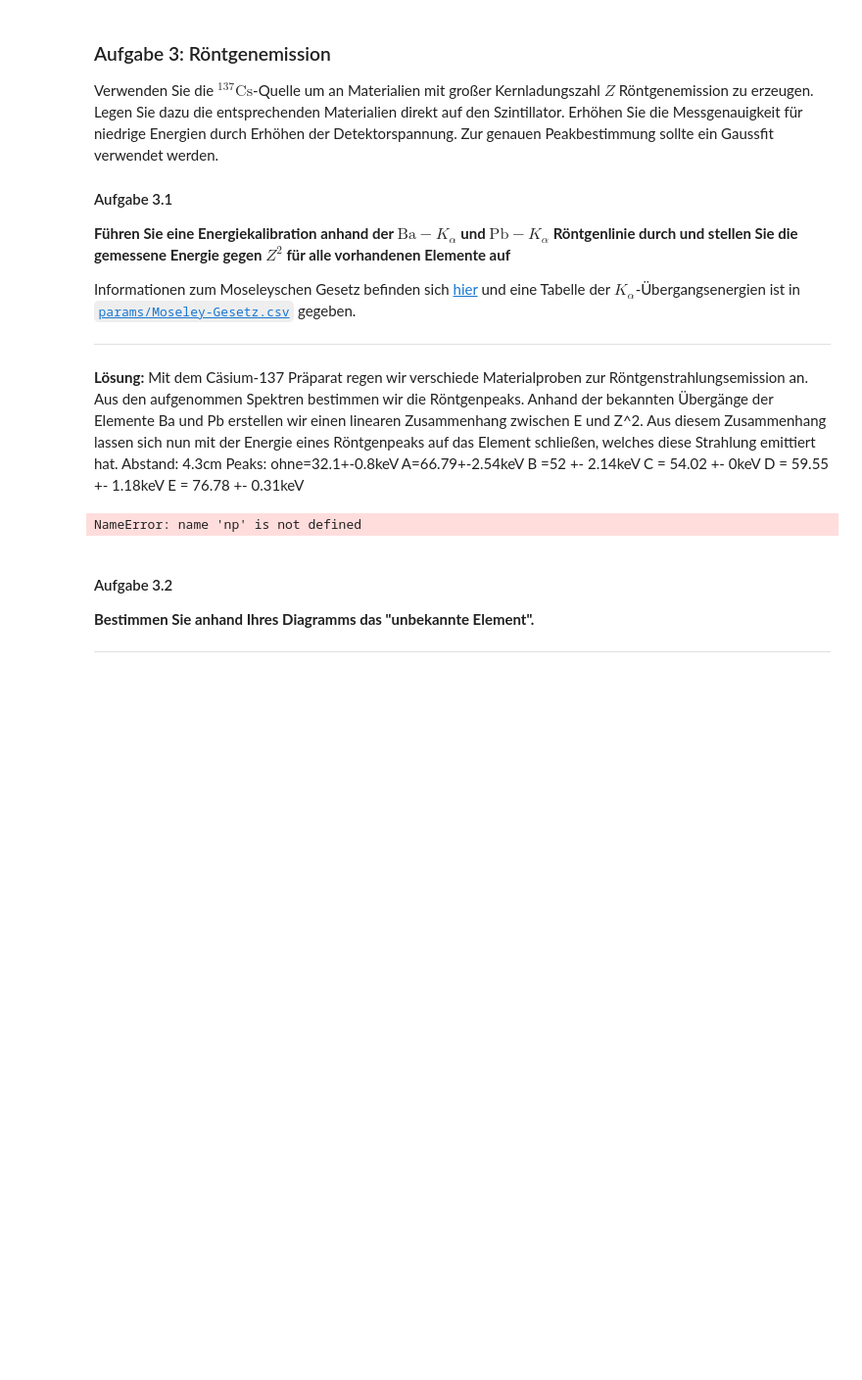
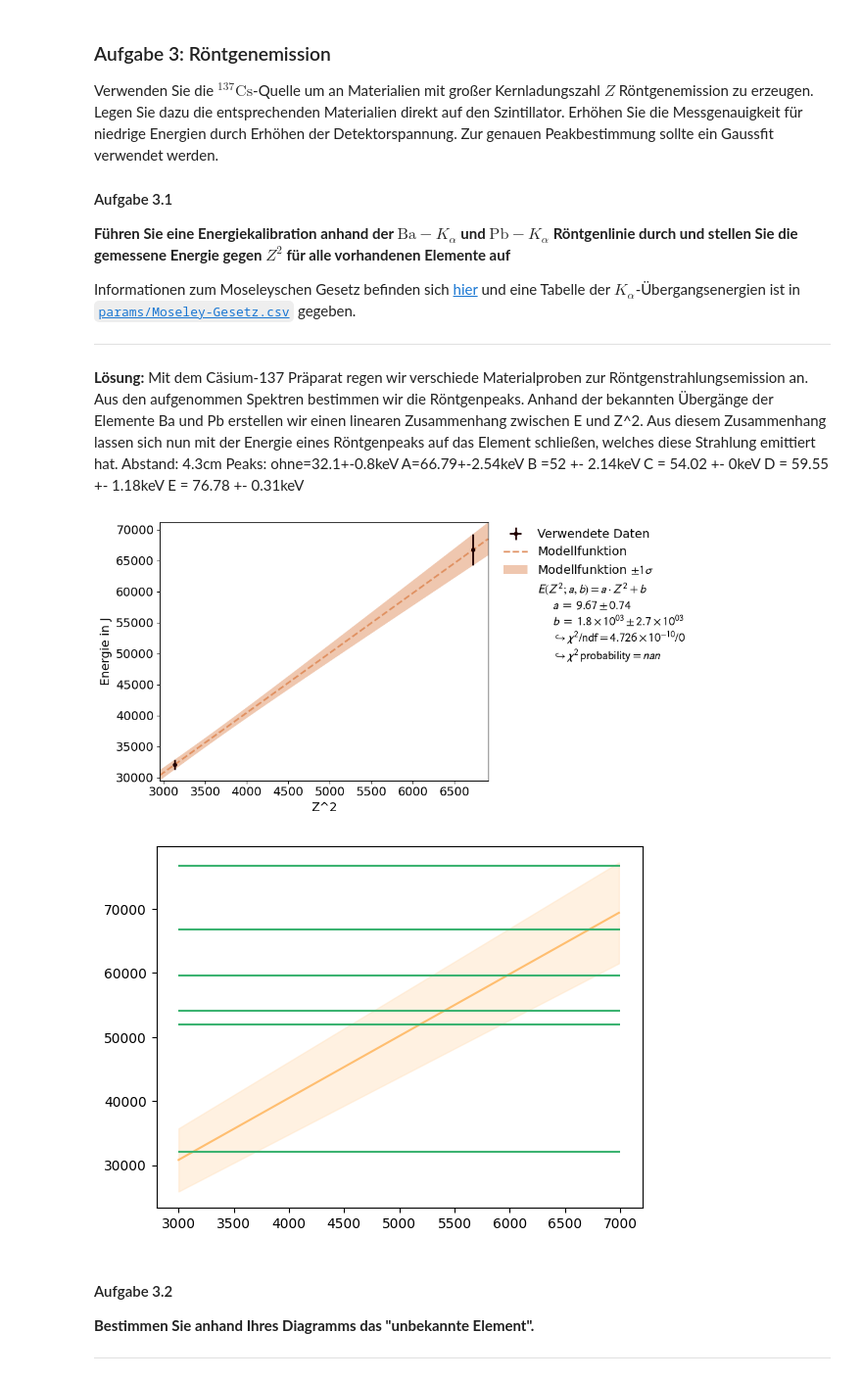
Before and after one commit to thexwon/Praktikum2KlassPhysKIT, a Jupyter notebook: Gamma_Spektroskopie/Gamma_Spektroskopie.ipynb, the cells around one changed output. Shown at 98% size. Drawn from its saved outputs; the diff is of its cells as text; code cells hidden in the pictures; blank space fills up the shorter version.

```diff
--- a/Gamma_Spektroskopie/Gamma_Spektroskopie.ipynb
+++ b/Gamma_Spektroskopie/Gamma_Spektroskopie.ipynb
@@ -328,29 +328,39 @@ D = 59.55 +- 1.18keV
 E = 76.78 +- 0.31keV
 # %%
 E = [32100, 66790,52000,54020,59550,76780]
-E_uf = ufloat(E,[0.])
+E_uf = unumpy.uarray(E,(800,2540,2140,0,1180,310))
 Z = np.array([56, 82])
-
-xy_data = XYContainer(Z**2,E)
+xy_data = XYContainer(Z[:2]**2,E[:2])
 def linear(x,a=1.5,b=10):
     return a*x + b
 line_fit=Fit(data=xy_data,model_function=linear)
+line_fit.add_error(axis='y', err_val=unumpy.std_devs(E_uf)[:2],relative=False)
+
 line_fit.do_fit()
 line_fit.assign_parameter_latex_names(x='Z^2', a='a' , b='b')
 line_fit.assign_model_function_latex_name('E')
 line_fit.assign_model_function_latex_expression('{a} \\cdot {x} + {b}')
 
 
 line_fit.data_container.label = "Verwendete Daten"
 line_fit.model_label = "Modellfunktion"
 
 line_fit.data_container.axis_labels = ["Z^2", "Energie in J"]
 plot = Plot(fit_objects= line_fit)
 plot.plot()
+plt.show()
+
+z = np.linspace(54.78,83.6,3000)
+plt.plot(z**2,9.67*z**2 + 1.8*10**3,c='darkorange',alpha=0.5)
+plt.fill_between(z**2,(9.67+0.74)*z**2 + (1.8+2.7)*10**3,(9.67-0.74)*z**2 + (1.8-2.7)*10**3,alpha=0.5,color='bisque')
+#plt.fill_between(z**2,(9.67+0.74)*z**2 + (1.8-2.7)*10**3,(9.67-0.74)*z**2 + (1.8+2.7)*10**3,alpha=0,color='orange')
+for i in range(len(E)):
+    plt.hlines(E[i],3000,7000,color="mediumseagreen")
 
 plt.show()
 # %% [output]
-NameError: name 'np' is not defined
+[figure, added]
+[figure, added]
 # %% [markdown]
 #### Aufgabe 3.2
 
```
Also changed, not shown: parts of 2 cells of this notebook.
